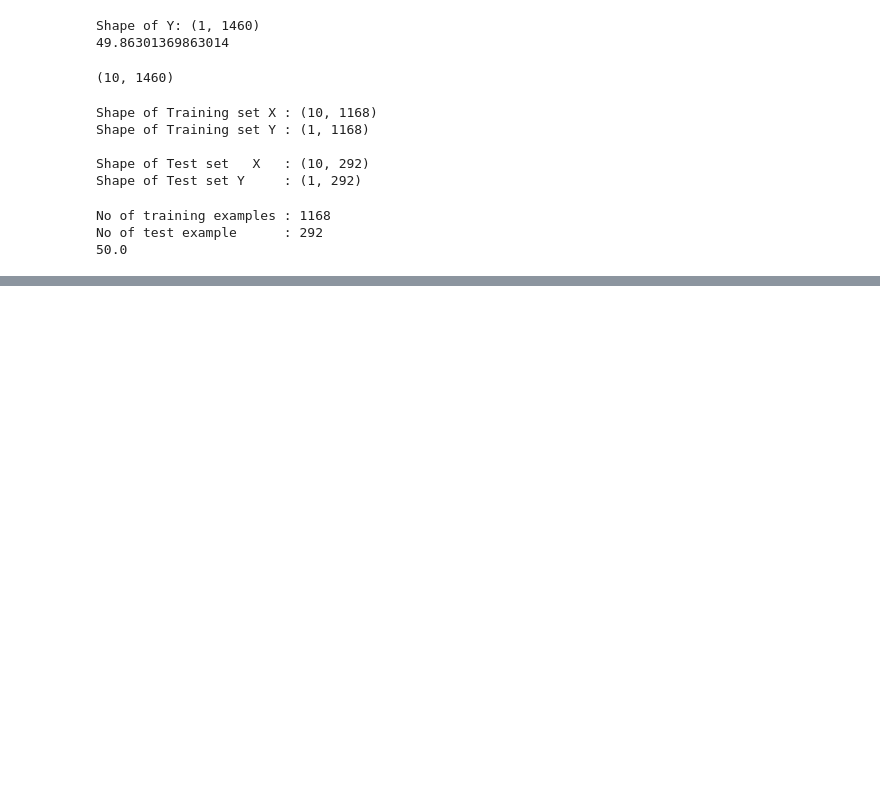
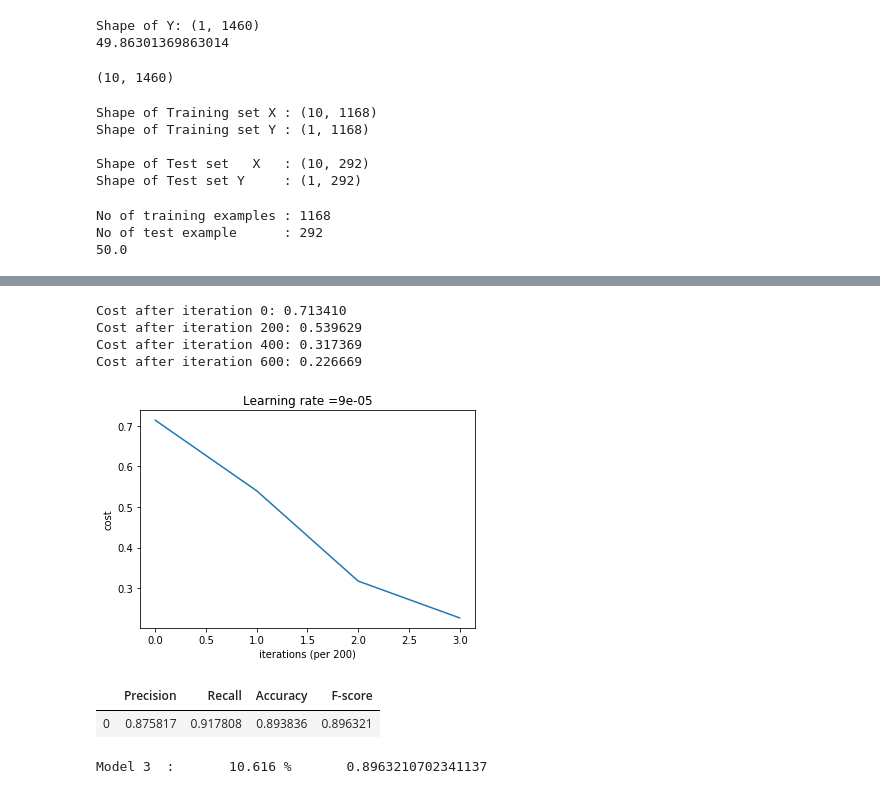
Before and after one commit to kkviks/Artificial-Neural-Network, a Jupyter notebook: ANN.ipynb, the cells around one changed output, grey strips where cells are left out. Drawn from its saved outputs; the diff is of its cells as text; code cells hidden in the pictures; blank space fills up the shorter version.

```diff
--- a/ANN.ipynb
+++ b/ANN.ipynb
@@ -372,0 +388,17 @@ Seed of initialization : 3
+# %%
+lambd = 0
+p3 = model(train_X, train_Y, layers_dims = [10,64,32,16,8,4,1], epocs =601,
+                           learning_rate0 = 0.00009,  beta1 = 0.9, beta2 = 0.9,  epsilon = 1e-8,
+                           print_after = 200)
+
+test_Yhat3 = predict(test_X,p3)
+evaluate(test_Y,test_Yhat3,"Model 3 ")
+# %% [output]
+Cost after iteration 0: 0.713410
+Cost after iteration 200: 0.539629
+Cost after iteration 400: 0.317369
+Cost after iteration 600: 0.226669
+[figure, added]
+|  | Precision | Recall | Accuracy | F-score |
+| 0 | 0.875817 | 0.917808 | 0.893836 | 0.896321 |
+Model 3  :       10.616 %       0.8963210702341137
```
Also changed, not shown: parts of 10 cells of this notebook.
